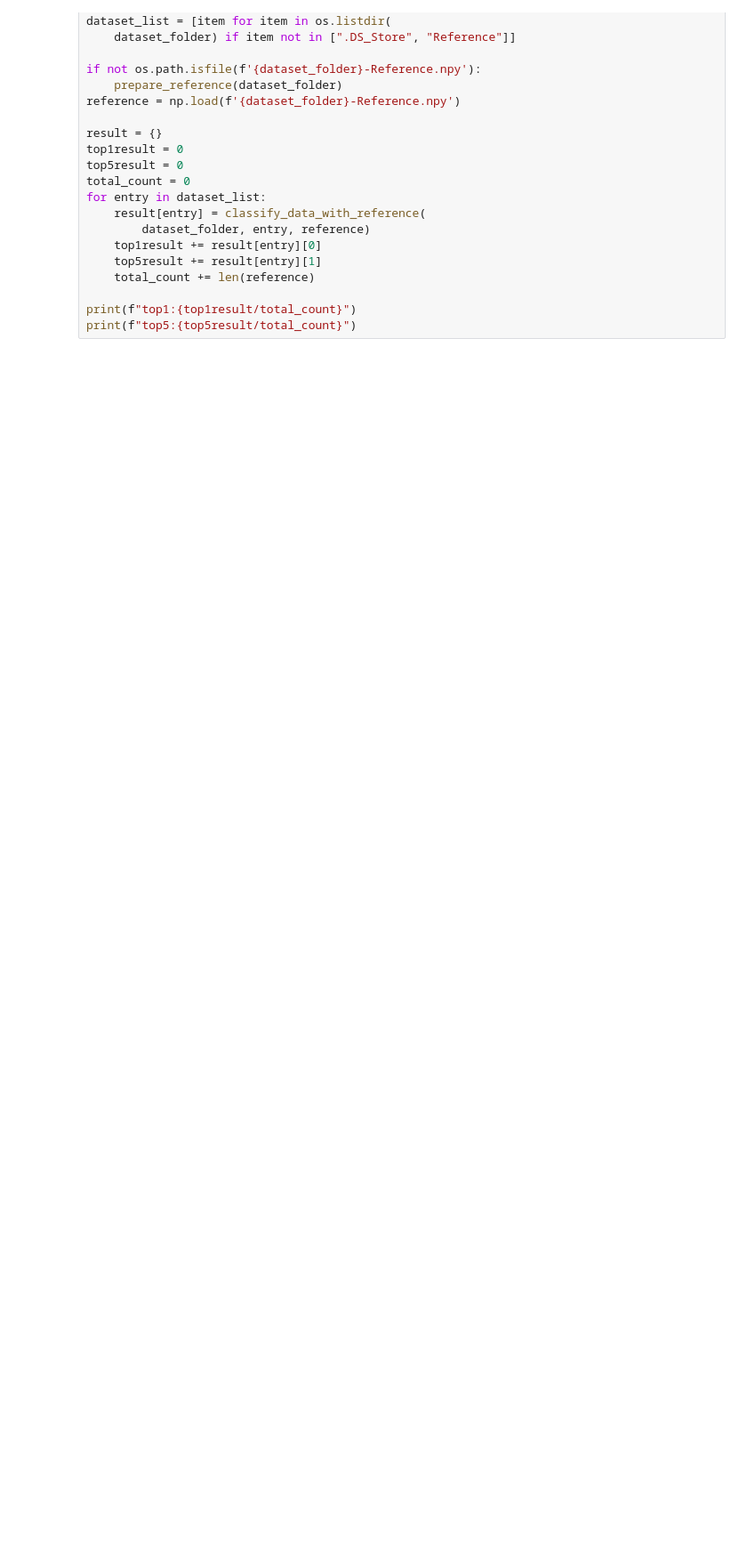
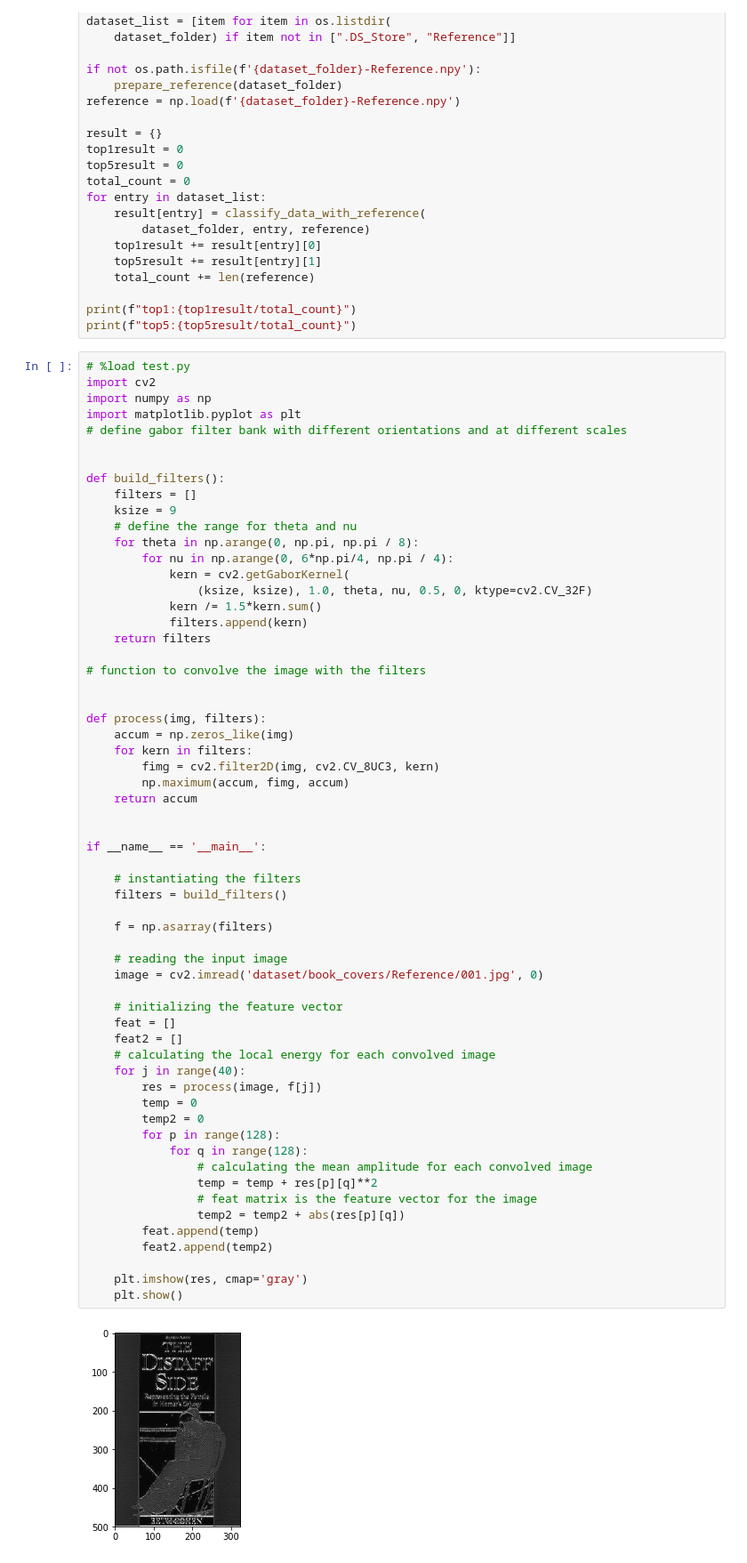
Before and after one commit to shawnhung0714/CognitiveHomework, a Jupyter notebook: hw2/hw2.ipynb, the cells around one changed output. Shown at 89% size. Cells and saved outputs as stored; diff of their text form; blank space fills up the shorter version.

Commit message:
Add Gabor feature extractor

```diff
--- a/hw2/hw2.ipynb
+++ b/hw2/hw2.ipynb
@@ -172,3 +172,65 @@ for entry in dataset_list:
 
 print(f"top1:{top1result/total_count}")
 print(f"top5:{top5result/total_count}")
+# %%
+# %load test.py
+import cv2
+import numpy as np
+import matplotlib.pyplot as plt
+# define gabor filter bank with different orientations and at different scales
+
+
+def build_filters():
+    filters = []
+    ksize = 9
+    # define the range for theta and nu
+    for theta in np.arange(0, np.pi, np.pi / 8):
+        for nu in np.arange(0, 6*np.pi/4, np.pi / 4):
+            kern = cv2.getGaborKernel(
+                (ksize, ksize), 1.0, theta, nu, 0.5, 0, ktype=cv2.CV_32F)
+            kern /= 1.5*kern.sum()
+            filters.append(kern)
+    return filters
+
+# function to convolve the image with the filters
+
+
+def process(img, filters):
+    accum = np.zeros_like(img)
+    for kern in filters:
+        fimg = cv2.filter2D(img, cv2.CV_8UC3, kern)
+        np.maximum(accum, fimg, accum)
+    return accum
+
+
+if __name__ == '__main__':
+
+    # instantiating the filters
+    filters = build_filters()
+
+    f = np.asarray(filters)
+
+    # reading the input image
+    image = cv2.imread('dataset/book_covers/Reference/001.jpg', 0)
+
+    # initializing the feature vector
+    feat = []
+    feat2 = []
+    # calculating the local energy for each convolved image
+    for j in range(40):
+        res = process(image, f[j])
+        temp = 0
+        temp2 = 0
+        for p in range(128):
+            for q in range(128):
+                # calculating the mean amplitude for each convolved image
+                temp = temp + res[p][q]**2
+                # feat matrix is the feature vector for the image
+                temp2 = temp2 + abs(res[p][q])
+        feat.append(temp)
+        feat2.append(temp2)
+
+    plt.imshow(res, cmap='gray')
+    plt.show()
+# %% [output]
+[figure, added]
```
Also changed, not shown: 3 other files.
